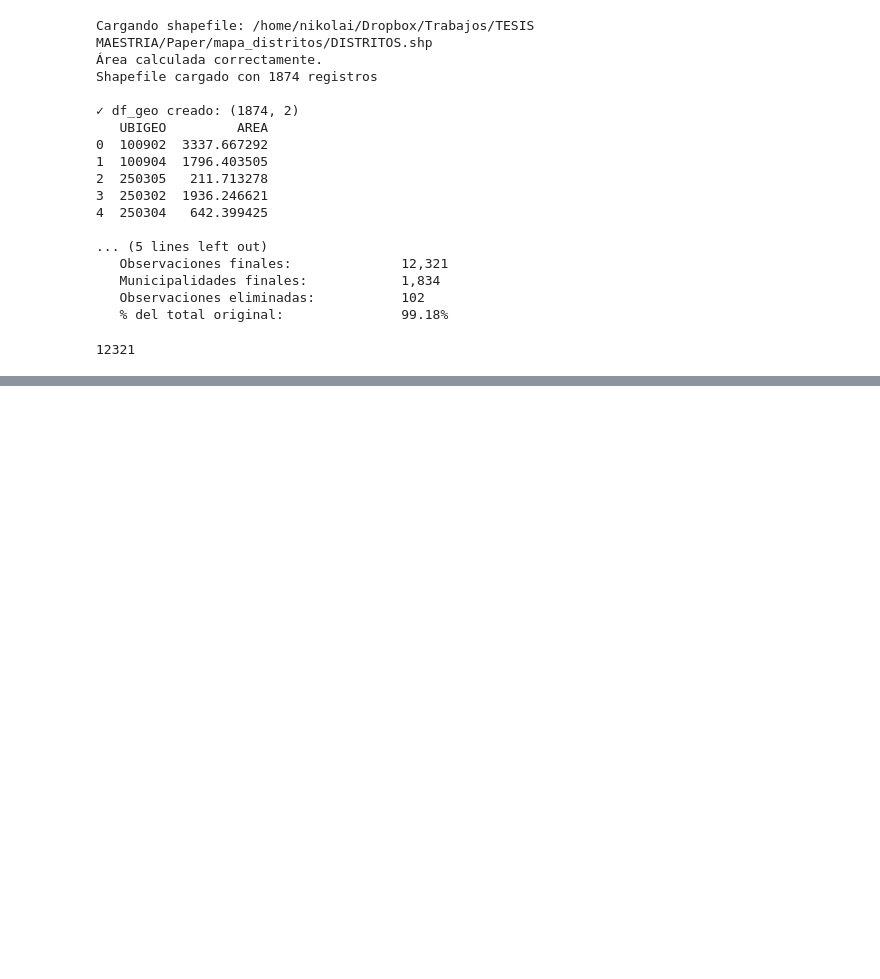
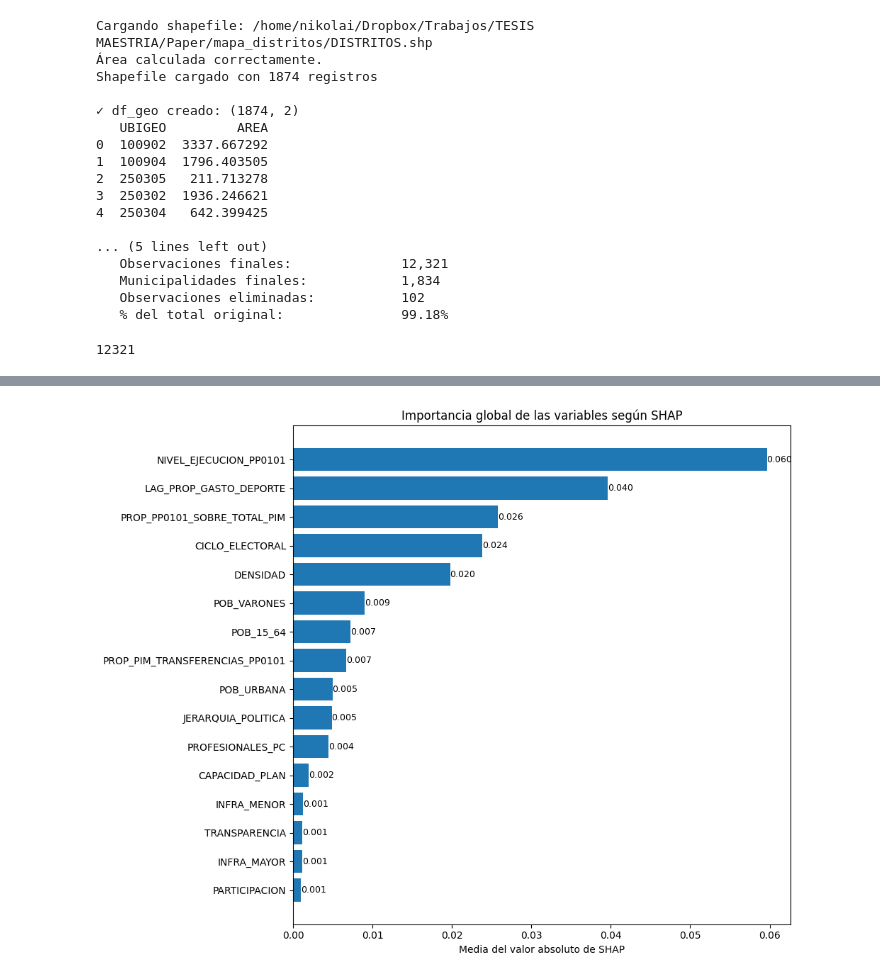
Before and after one commit to NikolaiSantos/random_forest_PP0101, a Jupyter notebook: Paper.ipynb, the cells around one changed output, grey strips where cells are left out. Cells and saved outputs as stored; diff of their text form; code cells hidden in the pictures; blank space fills up the shorter version.

Commit message:
version final del código con todos los gráficos correctamente generados con matplotlib a partir de dataframes especificos

```diff
--- a/Paper.ipynb
+++ b/Paper.ipynb
@@ -389,0 +465,85 @@ print("=== ANÁLISIS DE INTERPRETABILIDAD COMPLETADO ===")
+# %%
+# ------------------------------------------------------------------------------
+# GRÁFICO 2: SHAP BAR PLOT (MATPLOTLIB PURO)
+# ------------------------------------------------------------------------------
+
+print("Calculando importancia global mediante SHAP...")
+
+# ------------------------------------------------------------------
+# Explicador
+# ------------------------------------------------------------------
+
+explainer = shap.TreeExplainer(best_rf)
+
+# Muestra para acelerar el cálculo
+X_sample = X.sample(n=1500, random_state=42) if len(X) > 1500 else X.copy()
+
+# Valores SHAP
+shap_values = explainer.shap_values(X_sample)
+
+# ------------------------------------------------------------------
+# Construcción del DataFrame
+# ------------------------------------------------------------------
+
+shap_importance_df = pd.DataFrame({
+    "Variable": features,
+    "Mean_Abs_SHAP": np.abs(shap_values).mean(axis=0)
+})
+
+shap_importance_df = (
+    shap_importance_df
+    .sort_values("Mean_Abs_SHAP", ascending=False)
+    .reset_index(drop=True)
+)
+
+shap_importance_df.to_csv(
+        "shap_importance.csv",
+        index=False,
+        encoding="utf-8-sig"
+    )
+
+print("\nImportancia global según SHAP:")
+display(shap_importance_df)
+
+# ------------------------------------------------------------------
+# Gráfico con Matplotlib
+# ------------------------------------------------------------------
+
+fig, ax = plt.subplots(figsize=(10, 8))
+
+bars = ax.barh(
+    shap_importance_df["Variable"][::-1],
+    shap_importance_df["Mean_Abs_SHAP"][::-1]
+)
+
+ax.set_xlabel("Media del valor absoluto de SHAP")
+ax.set_ylabel("")
+ax.set_title("Importancia global de las variables según SHAP")
+
+# ------------------------------------------------------------------
+# Etiquetas de datos
+# ------------------------------------------------------------------
+
+for bar in bars:
+
+    ancho = bar.get_width()
+
+    ax.text(
+        ancho,
+        bar.get_y() + bar.get_height()/2,
+        f"{ancho:.3f}",
+        va="center",
+        ha="left",
+        fontsize=9
+    )
+
+plt.tight_layout()
+
+plt.savefig(
+    "shap_bar_plot_matplotlib.png",
+    dpi=300,
+    bbox_inches="tight"
+)
+
+plt.show()
+# %% [output]
@@ -389,0 +570 @@ print("=== ANÁLISIS DE INTERPRETABILIDAD COMPLETADO ===")
+[figure, added]
```
Also changed, not shown: parts of 14 cells of this notebook, 6 other files.
